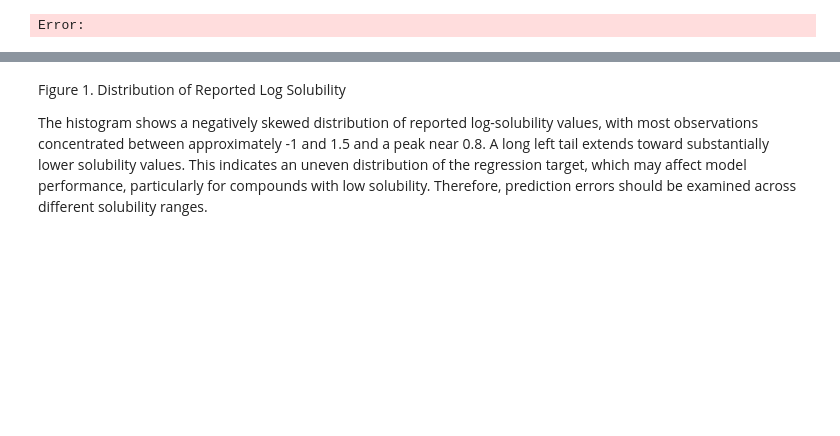
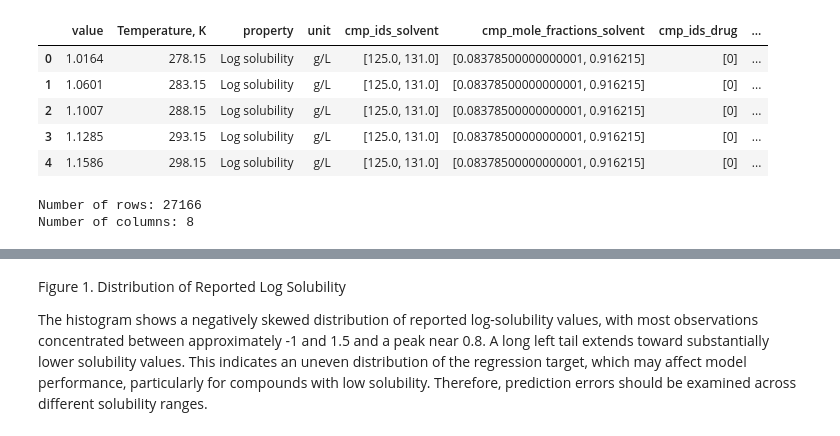
Before and after one commit to nami-nia/CHE1147-Data-Science-Project, a Jupyter notebook: CheMixHub_EDA_Cleaning.ipynb, the cells around one changed output, grey strips where cells are left out. Saved outputs shown, nothing was run; the diff lists cells and outputs as text; code cells hidden in the pictures; blank space fills up the shorter version.

```diff
--- a/CheMixHub_EDA_Cleaning.ipynb
+++ b/CheMixHub_EDA_Cleaning.ipynb
@@ -11,13 +11,20 @@ Error:
 # %%
 
-df = pd.read_csv("processed_DrugSolubilityData.csv")
-
+df = pd.read_csv("data_cleaning_CL/processed_DrugSolubilityData.csv")
 df.head()
 # %% [output]
-Error:
+|  | value | Temperature, K | property | unit | cmp_ids_solvent | cmp_mole_fractions_solvent | cmp_ids_drug | ... |
+| 0 | 1.0164 | 278.15 | Log solubility | g/L | [125.0, 131.0] | [0.08378500000000001, 0.916215] | [0] | ... |
+| 1 | 1.0601 | 283.15 | Log solubility | g/L | [125.0, 131.0] | [0.08378500000000001, 0.916215] | [0] | ... |
+| 2 | 1.1007 | 288.15 | Log solubility | g/L | [125.0, 131.0] | [0.08378500000000001, 0.916215] | [0] | ... |
+| 3 | 1.1285 | 293.15 | Log solubility | g/L | [125.0, 131.0] | [0.08378500000000001, 0.916215] | [0] | ... |
+| 4 | 1.1586 | 298.15 | Log solubility | g/L | [125.0, 131.0] | [0.08378500000000001, 0.916215] | [0] | ... |
 # %%
 
 print("Number of rows:", df.shape[0])
 print("Number of columns:", df.shape[1])
+# %% [output]
+Number of rows: 27166
+Number of columns: 8
 # %%
 df.info()
```
Also changed, not shown: parts of 54 cells of this notebook.
